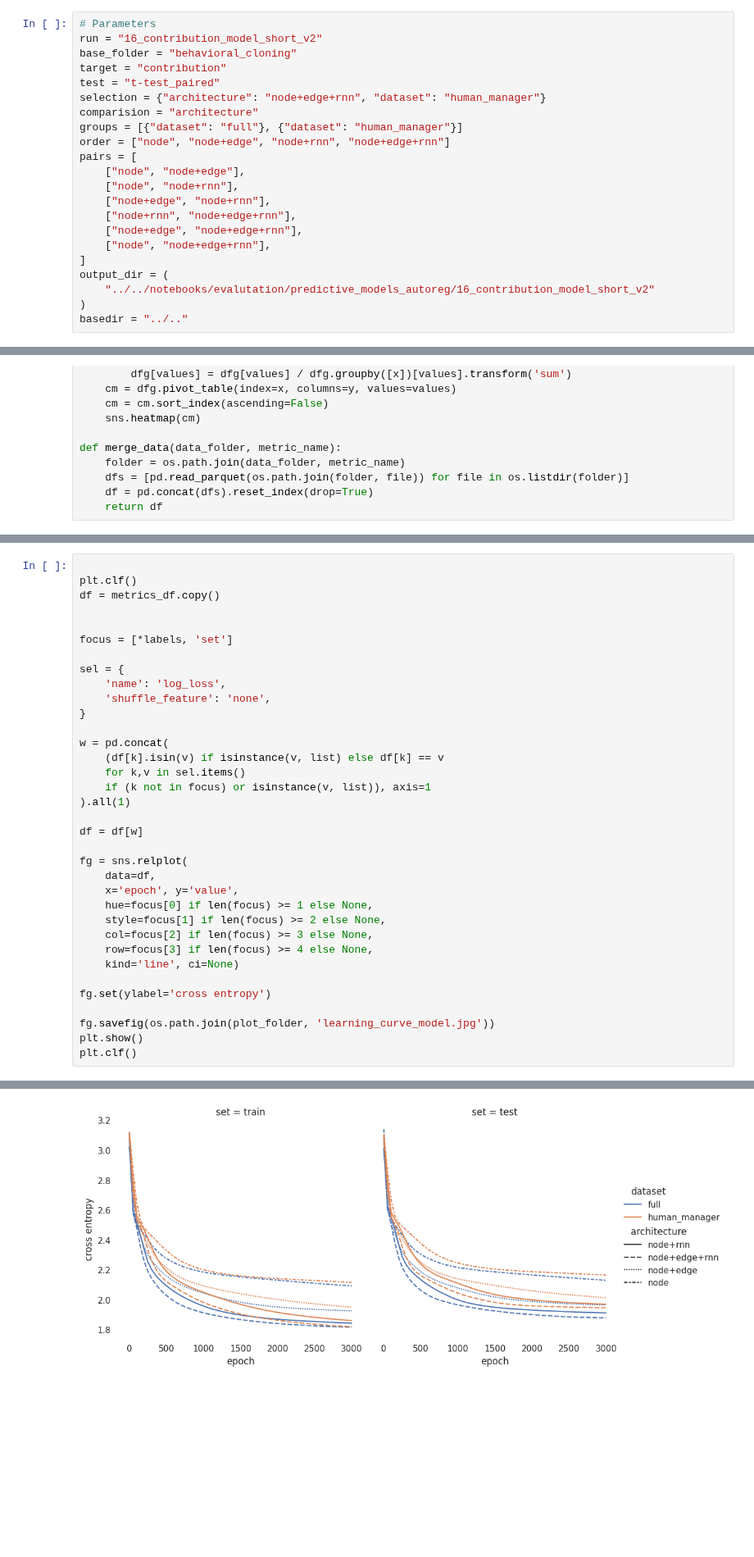
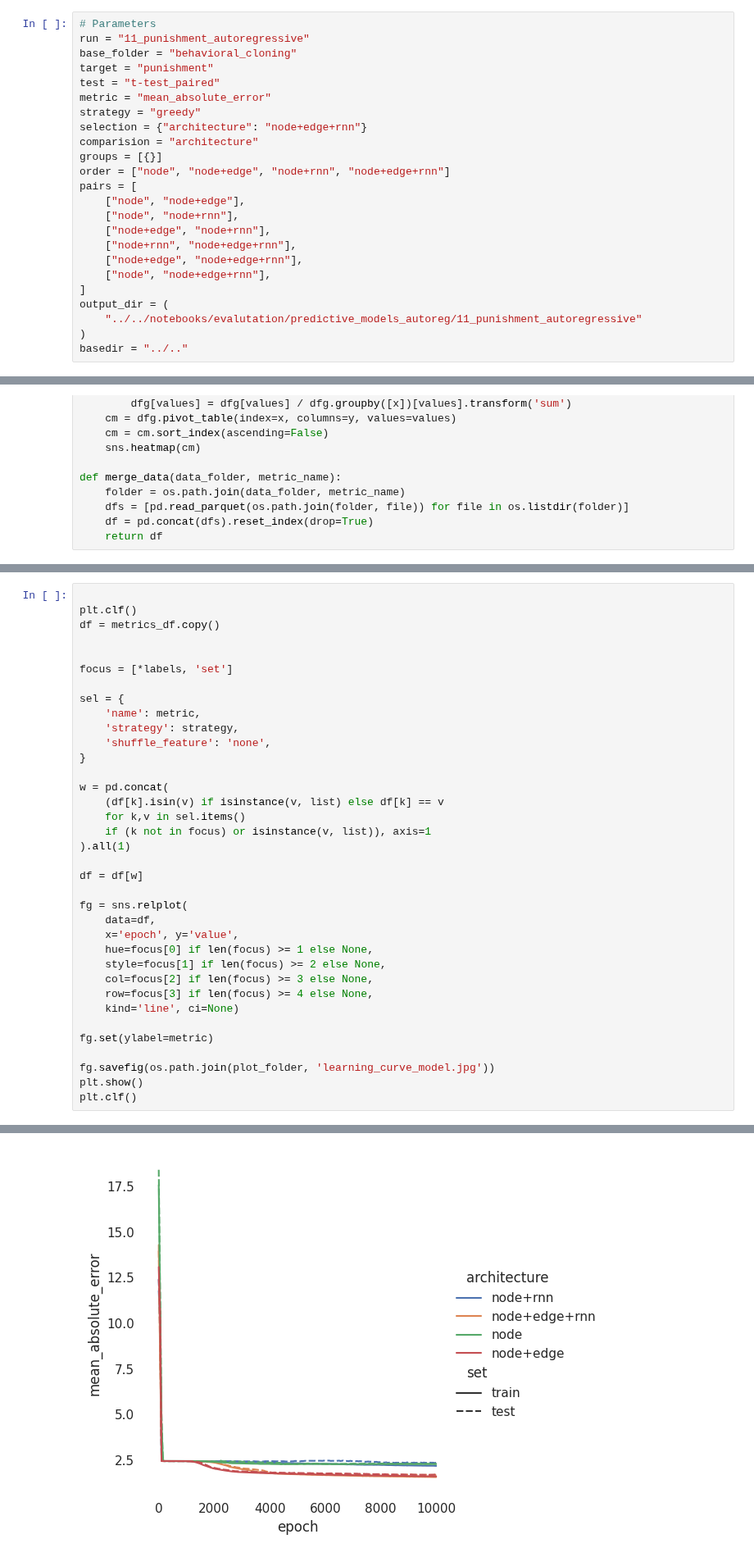
Before and after one commit to center-for-humans-and-machines/algorithmic-institutions, a Jupyter notebook: notebooks/evalutation/predictive_models_autoreg.ipynb, the cells around one changed output, grey strips where cells are left out. Shown at 82% size. Saved outputs shown, nothing was run; the diff lists cells and outputs as text; blank space fills up the shorter version.

```diff
--- a/notebooks/evalutation/predictive_models_autoreg.ipynb
+++ b/notebooks/evalutation/predictive_models_autoreg.ipynb
@@ -1,12 +1,14 @@
 # %%
 # Parameters
-run = "16_contribution_model_short_v2"
+run = "11_punishment_autoregressive"
 base_folder = "behavioral_cloning"
-target = "contribution"
+target = "punishment"
 test = "t-test_paired"
-selection = {"architecture": "node+edge+rnn", "dataset": "human_manager"}
+metric = "mean_absolute_error"
+strategy = "greedy"
+selection = {"architecture": "node+edge+rnn"}
 comparision = "architecture"
-groups = [{"dataset": "full"}, {"dataset": "human_manager"}]
+groups = [{}]
 order = ["node", "node+edge", "node+rnn", "node+edge+rnn"]
 pairs = [
     ["node", "node+edge"],
@@ -17,7 +19,7 @@ pairs = [
     ["node", "node+edge+rnn"],
 ]
 output_dir = (
-    "../../notebooks/evalutation/predictive_models_autoreg/16_contribution_model_short_v2"
+    "../../notebooks/evalutation/predictive_models_autoreg/11_punishment_autoregressive"
 )
 basedir = "../.."
 # %%
@@ -79,36 +84,37 @@ df = metrics_df.copy()
 
 focus = [*labels, 'set']
 
 sel = {
-    'name': 'log_loss',
+    'name': metric,
+    'strategy': strategy,
     'shuffle_feature': 'none',
 }
 
 w = pd.concat(
     (df[k].isin(v) if isinstance(v, list) else df[k] == v
     for k,v in sel.items()
     if (k not in focus) or isinstance(v, list)), axis=1
 ).all(1)
 
 df = df[w]
 
 fg = sns.relplot(
     data=df,
     x='epoch', y='value',
     hue=focus[0] if len(focus) >= 1 else None,
     style=focus[1] if len(focus) >= 2 else None,
     col=focus[2] if len(focus) >= 3 else None,
     row=focus[3] if len(focus) >= 4 else None,
     kind='line', ci=None)
 
-fg.set(ylabel='cross entropy')
+fg.set(ylabel=metric)
 
 fg.savefig(os.path.join(plot_folder, 'learning_curve_model.jpg'))
 plt.show()
 plt.clf()
 # %% [output]
 <Figure size 640x480 with 0 Axes>
-[figure, old version]
+[figure, new version]
 <Figure size 640x480 with 0 Axes>
 # %%
 df = metrics_df.copy()
```
Also changed, not shown: parts of 15 cells of this notebook, 46 other files.
